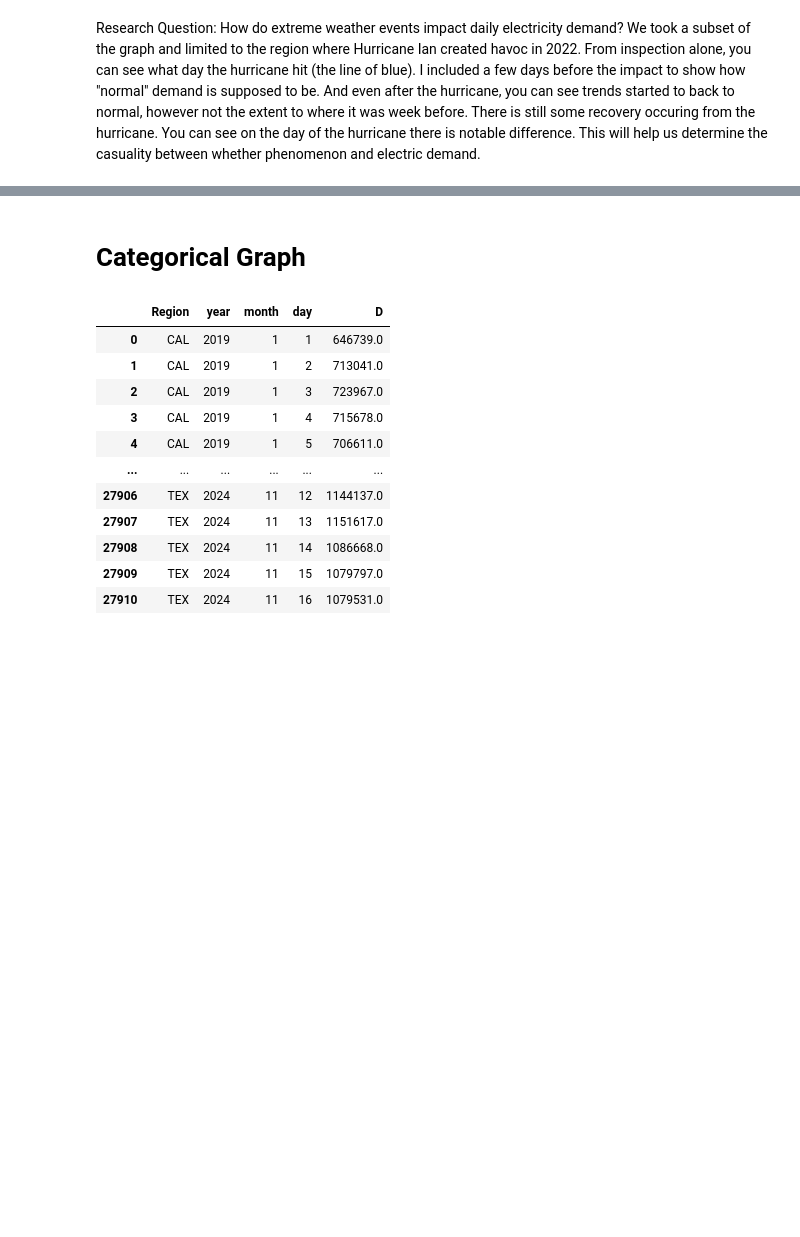
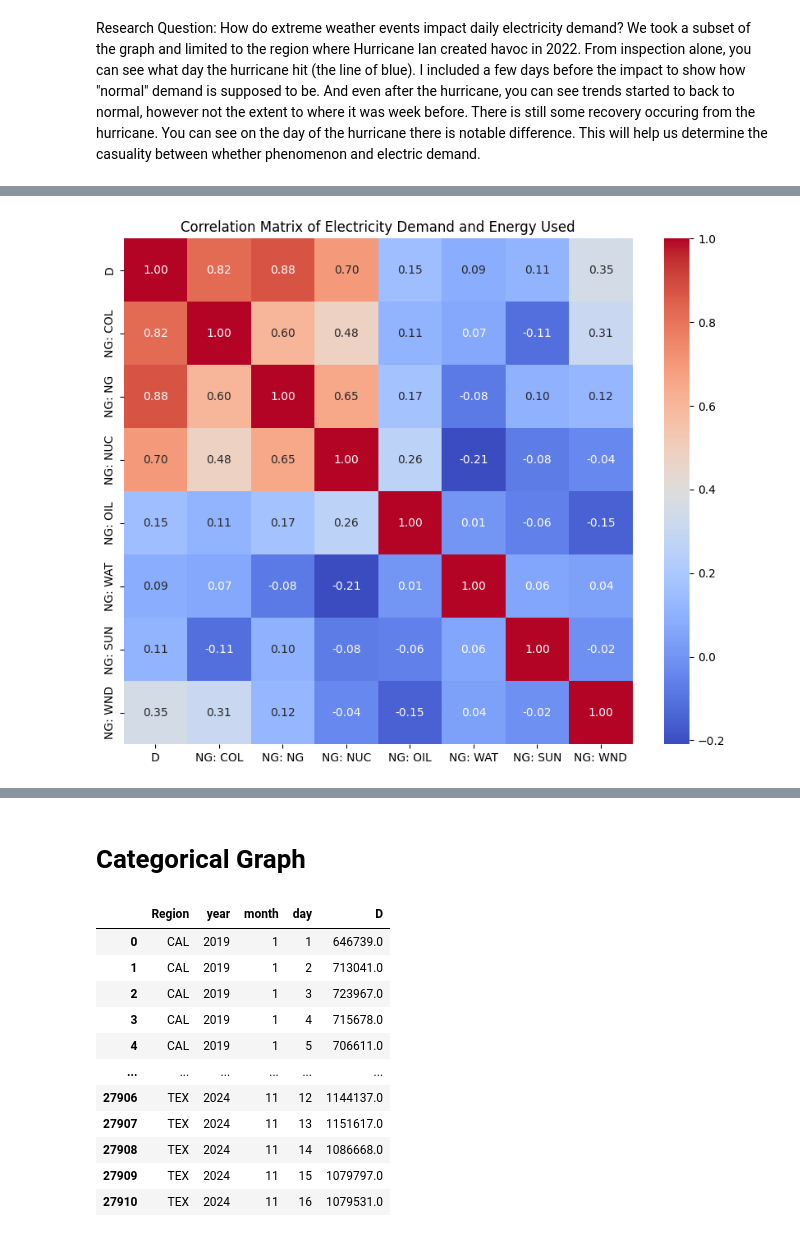
Before and after one commit to omarmejiaa/ds102_finalproj, a Jupyter notebook: EDA.ipynb, the cells around one changed output, grey strips where cells are left out. Saved outputs shown, nothing was run; the diff lists cells and outputs as text; code cells hidden in the pictures; blank space fills up the shorter version.

```diff
--- a/EDA.ipynb
+++ b/EDA.ipynb
@@ -50,4 +44,4 @@ texas = eda(pd.read_csv('texas.csv', low_memory=False))'''
 # %%
-'''master = pd.concat(all_data, axis=0, ignore_index=True)
-master'''
+master = pd.concat(all_data, axis=0, ignore_index=True)
+master
 # %% [output]
@@ -60,5 +66,5 @@ master'''
 # DF stands for 'Demand Forecast', which the prediction (not ours) about the forecasted demand for the same time period 24 hours later (we may not need this)
 # D stands for 'Demand', this is the useful information for the sake of our project; units for this are Megawats per hour
 # NG stands for 'Net Generations'. Then each one correpsonds to how the energy was produced
-master = pd.read_csv('ds102_master.csv', low_memory=False)
-master
+# master = pd.read_csv('ds102_master.csv', low_memory=False)
+# master
@@ -233,3 +225,11 @@ plt.title('Electricity Demand Per Day Per Hour in Florida during Hurricane Ian (
 [figure]
 # %% [markdown]
 Research Question: How do extreme weather events impact daily electricity demand? We took a subset of the graph and limited to the region where Hurricane Ian created havoc in 2022. From inspection alone, you can see what day the hurricane hit (the line of blue). I included a few days before the impact to show how "normal" demand is supposed to be. And even after the hurricane, you can see trends started to back to normal, however not the extent to where it was week before. There is still some recovery occuring from the hurricane. You can see on the day of the hurricane there is notable difference. This will help us determine the casuality between whether phenomenon and electric demand.
+# %%
+df = master.copy()
+# %%
+# Investigate percentage of missing values
+correlation_columns = ['Sum (NG)', 'NG: COL', 'NG: NG', 'NG: NUC', 'NG: OIL', 'NG: WAT', 'NG: SUN', 'NG: WND', 'CO2 Emissions Generated']
+for var in correlation_columns:
+    missing_summary = df[var].isnull().sum() / len(df[var]) * 100
+    print(var, ' NaN %: ', missing_summary)
@@ -235,0 +246,21 @@ Research Question: How do extreme weather events impact daily electricity demand
+# %%
+# Convert objects columns to integers
+for var in correlation_columns:
+    df[var] = df[var].str.replace(',', '')
+    df[var] = df[var].str.replace('.', '')
+    df[var] = pd.to_numeric(df[var], errors='coerce')
+df[correlation_columns]
+
+# Drop missing D rows (only 2), fill remaining missing values with medians
+df = df.dropna(subset=['D'])
+for var in ['Sum (NG)', 'NG: COL', 'NG: NG', 'NG: NUC', 'NG: OIL', 'NG: WAT', 'NG: SUN', 'NG: WND']:
+    df[var] = df[var].fillna(df[var].median())
+
+# Create correlation matrix and plot
+corr_matrix = df[['D', 'NG: COL', 'NG: NG', 'NG: NUC', 'NG: OIL', 'NG: WAT', 'NG: SUN', 'NG: WND']].corr()
+plt.figure(figsize=(10, 8))
+sns.heatmap(corr_matrix, annot=True, cmap='coolwarm', fmt='.2f')
+plt.title('Correlation Matrix of Electricity Demand and Energy Used')
+plt.show()
+# %% [output]
+[figure, added]
```
Also changed, not shown: parts of 8 cells of this notebook.
